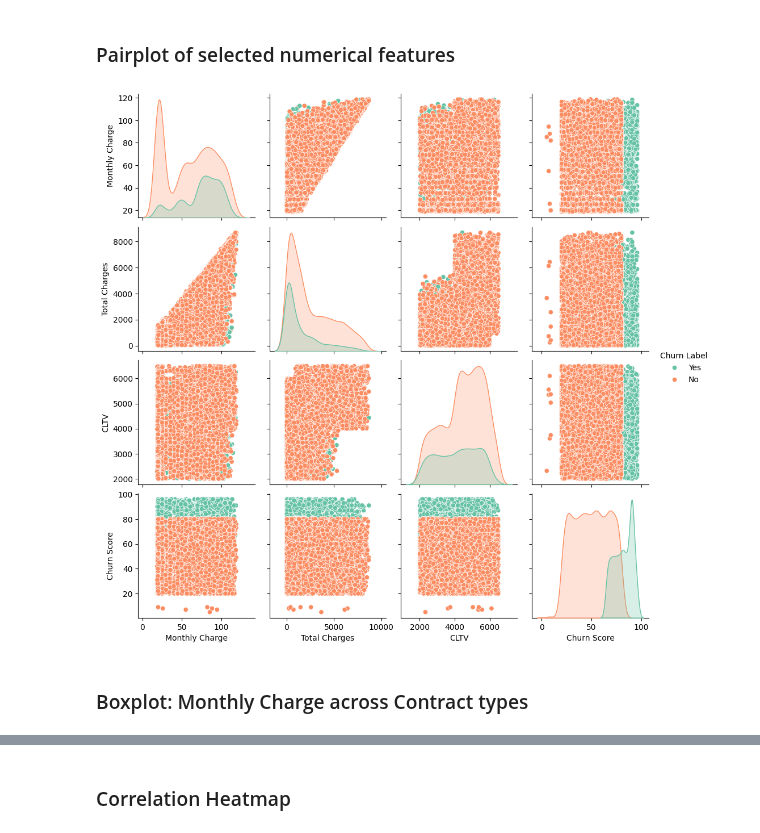
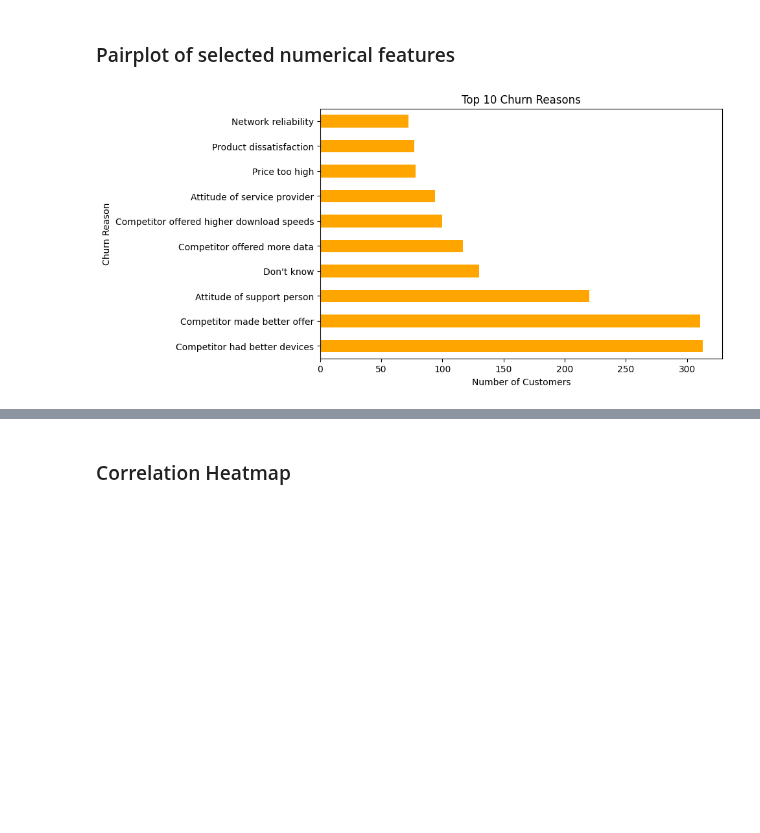
Before and after one commit to Akbarhusain12/churn-project, a Jupyter notebook: notebooks/EDA_Churn_prediction.ipynb, the cells around one changed output, grey strips where cells are left out. Cells and saved outputs as stored; diff of their text form; code cells hidden in the pictures; blank space fills up the shorter version.

```diff
--- a/notebooks/EDA_Churn_prediction.ipynb
+++ b/notebooks/EDA_Churn_prediction.ipynb
@@ -390,9 +398,9 @@ plt.show()
 # %% [markdown]
 ### Pairplot of selected numerical features
 # %%
-sns.pairplot(df[['Monthly Charge','Total Charges','CLTV','Churn Score','Churn Label']], hue='Churn Label', palette='Set2')
+df['Churn Reason'].value_counts().drop("Not Applicable").head(10).plot(kind='barh', figsize=(8,5), color="orange")
+plt.title("Top 10 Churn Reasons")
+plt.xlabel("Number of Customers")
 plt.show()
 # %% [output]
-[figure, old version]
+[figure, new version]
-# %% [markdown]
-### Boxplot: Monthly Charge across Contract types
```
Also changed, not shown: parts of 11 cells of this notebook, 4 other files.
